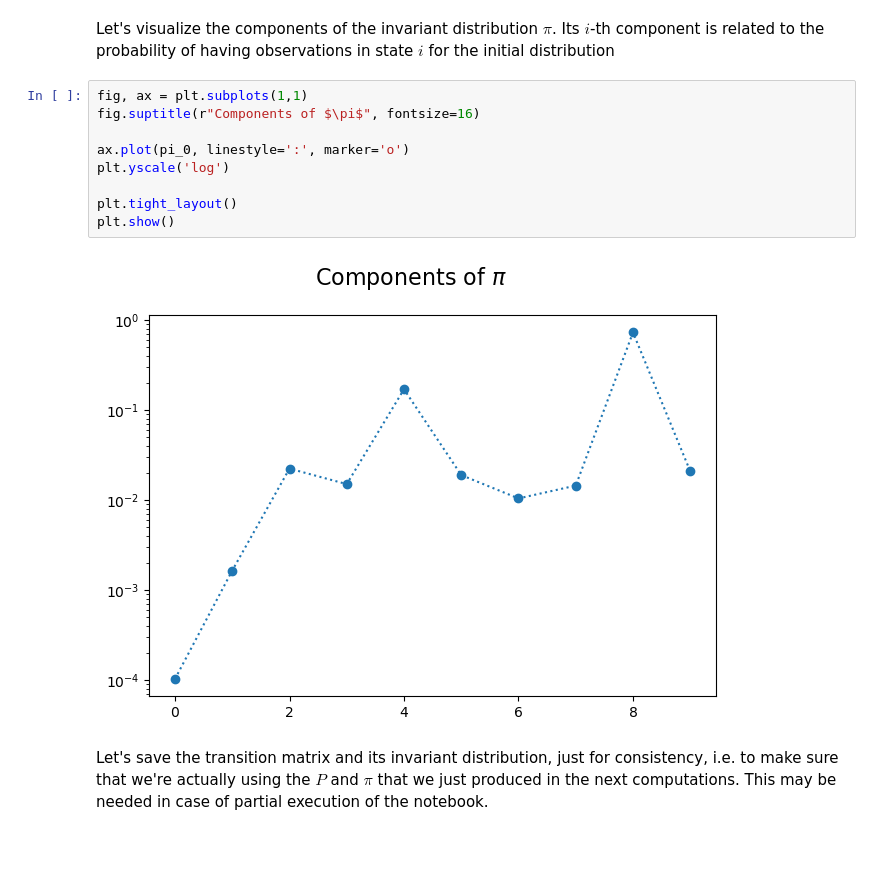
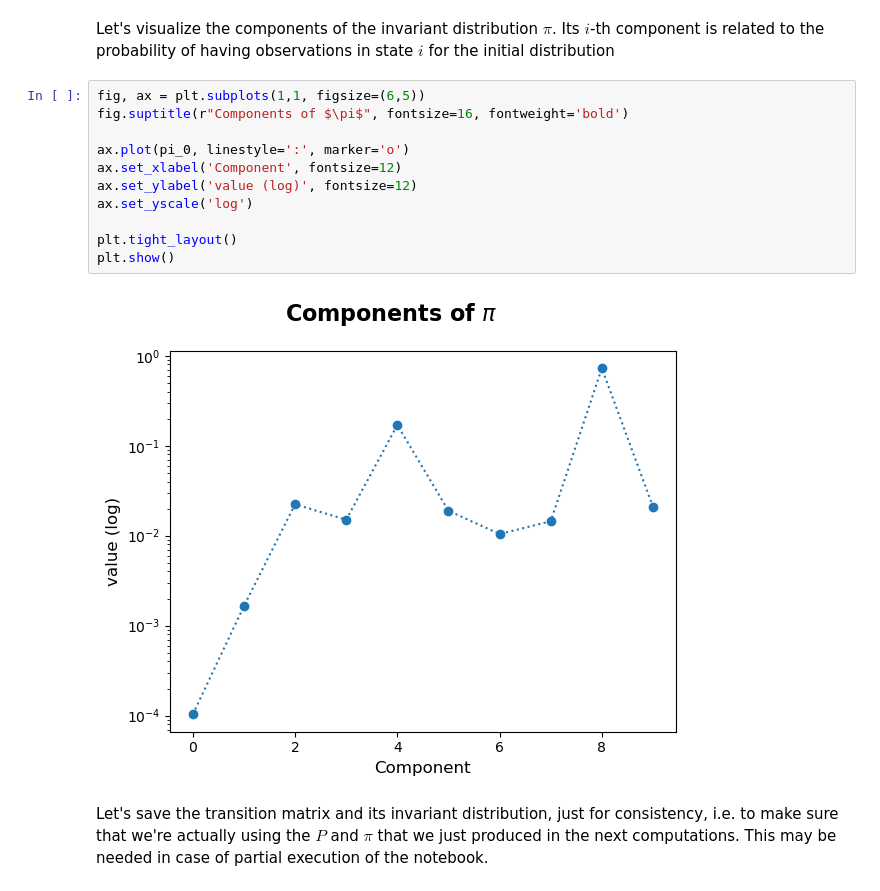
Before and after one commit to M4rinz/MNCM-project, a Jupyter notebook: Codice/MNCM_notebook_stationary.ipynb, the cells around one changed output. Saved outputs shown, nothing was run; the diff lists cells and outputs as text; blank space fills up the shorter version.

```diff
--- a/Codice/MNCM_notebook_stationary.ipynb
+++ b/Codice/MNCM_notebook_stationary.ipynb
@@ -77,16 +78,18 @@ The norm of pi_gth @ (I-P) = 6.360302297111368e-17
 # %% [markdown]
 Let's visualize the components of the invariant distribution $\pi$. Its $i$-th component is related to the probability of having observations in state $i$ for the initial distribution
 # %%
-fig, ax = plt.subplots(1,1)
-fig.suptitle(r"Components of $\pi$", fontsize=16)
+fig, ax = plt.subplots(1,1, figsize=(6,5))
+fig.suptitle(r"Components of $\pi$", fontsize=16, fontweight='bold')
 
 ax.plot(pi_0, linestyle=':', marker='o')
-plt.yscale('log')
+ax.set_xlabel('Component', fontsize=12)
+ax.set_ylabel('value (log)', fontsize=12)
+ax.set_yscale('log')
 
 plt.tight_layout()
 plt.show()
 # %% [output]
-[figure, old version]
+[figure, new version]
 # %% [markdown]
 Let's save the transition matrix and its invariant distribution, just for consistency, i.e. to make sure that we're actually using the $P$ and $\pi$ that we just produced in the next computations. This may be needed in case of partial execution of the notebook.
 # %%
```
Also changed, not shown: parts of 31 cells of this notebook, 3 other files.
